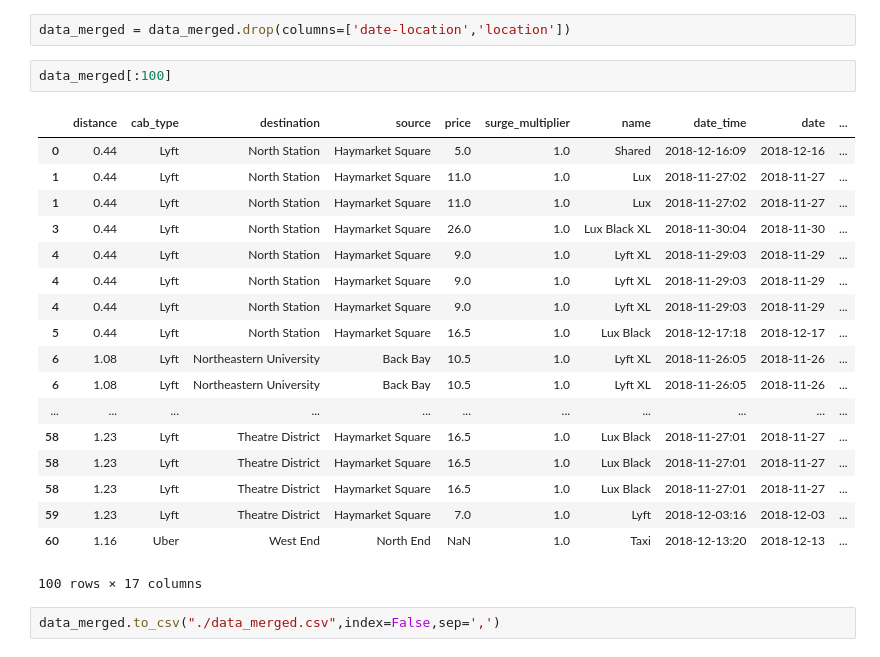
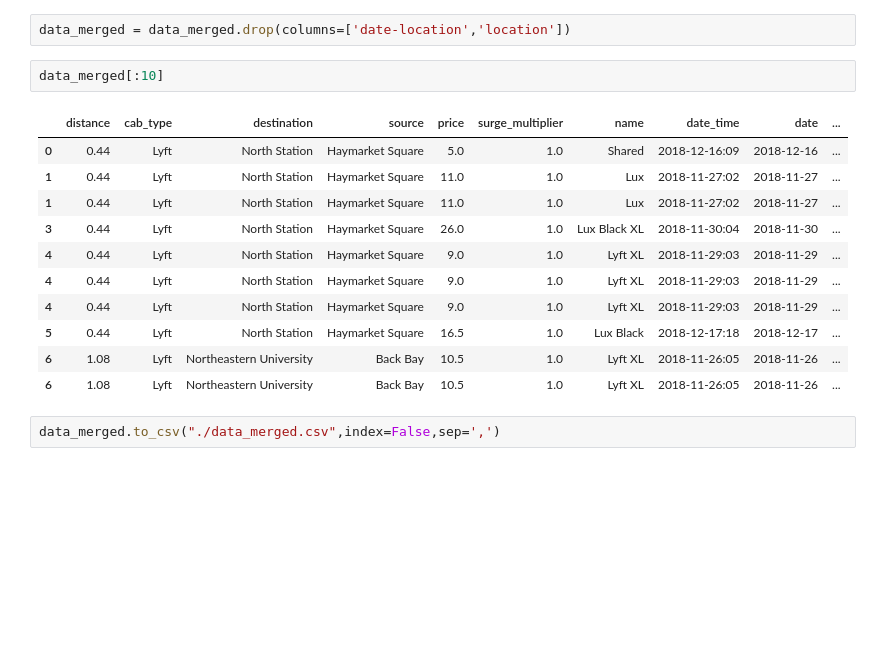
Before and after one commit to jacinda96/ECE-143-Project-Group-13, a Jupyter notebook: Uber.ipynb, the cells around one changed output. Saved outputs shown, nothing was run; the diff lists cells and outputs as text; blank space fills up the shorter version.

```diff
--- a/Uber.ipynb
+++ b/Uber.ipynb
@@ -85,26 +85,19 @@ data_merged = data_merged.drop(columns=['date_time_copy','date-location_copy'])
 # %%
 data_merged = data_merged.drop(columns=['date-location','location'])
 # %%
-data_merged[:100]
+data_merged[:10]
 # %% [output]
 |  | distance | cab_type | destination | source | price | surge_multiplier | name | date_time | date | ... |
 | 0 | 0.44 | Lyft | North Station | Haymarket Square | 5.0 | 1.0 | Shared | 2018-12-16:09 | 2018-12-16 | ... |
 | 1 | 0.44 | Lyft | North Station | Haymarket Square | 11.0 | 1.0 | Lux | 2018-11-27:02 | 2018-11-27 | ... |
 | 1 | 0.44 | Lyft | North Station | Haymarket Square | 11.0 | 1.0 | Lux | 2018-11-27:02 | 2018-11-27 | ... |
 | 3 | 0.44 | Lyft | North Station | Haymarket Square | 26.0 | 1.0 | Lux Black XL | 2018-11-30:04 | 2018-11-30 | ... |
 | 4 | 0.44 | Lyft | North Station | Haymarket Square | 9.0 | 1.0 | Lyft XL | 2018-11-29:03 | 2018-11-29 | ... |
 | 4 | 0.44 | Lyft | North Station | Haymarket Square | 9.0 | 1.0 | Lyft XL | 2018-11-29:03 | 2018-11-29 | ... |
 | 4 | 0.44 | Lyft | North Station | Haymarket Square | 9.0 | 1.0 | Lyft XL | 2018-11-29:03 | 2018-11-29 | ... |
 | 5 | 0.44 | Lyft | North Station | Haymarket Square | 16.5 | 1.0 | Lux Black | 2018-12-17:18 | 2018-12-17 | ... |
 | 6 | 1.08 | Lyft | Northeastern University | Back Bay | 10.5 | 1.0 | Lyft XL | 2018-11-26:05 | 2018-11-26 | ... |
 | 6 | 1.08 | Lyft | Northeastern University | Back Bay | 10.5 | 1.0 | Lyft XL | 2018-11-26:05 | 2018-11-26 | ... |
-| ... | ... | ... | ... | ... | ... | ... | ... | ... | ... | ... |
-| 58 | 1.23 | Lyft | Theatre District | Haymarket Square | 16.5 | 1.0 | Lux Black | 2018-11-27:01 | 2018-11-27 | ... |
-| 58 | 1.23 | Lyft | Theatre District | Haymarket Square | 16.5 | 1.0 | Lux Black | 2018-11-27:01 | 2018-11-27 | ... |
-| 58 | 1.23 | Lyft | Theatre District | Haymarket Square | 16.5 | 1.0 | Lux Black | 2018-11-27:01 | 2018-11-27 | ... |
-| 59 | 1.23 | Lyft | Theatre District | Haymarket Square | 7.0 | 1.0 | Lyft | 2018-12-03:16 | 2018-12-03 | ... |
-| 60 | 1.16 | Uber | West End | North End | NaN | 1.0 | Taxi | 2018-12-13:20 | 2018-12-13 | ... |
-100 rows × 17 columns
 # %%
 data_merged.to_csv("./data_merged.csv",index=False,sep=',')
 # %% [markdown]
```
Also changed, not shown: parts of 17 cells of this notebook.
